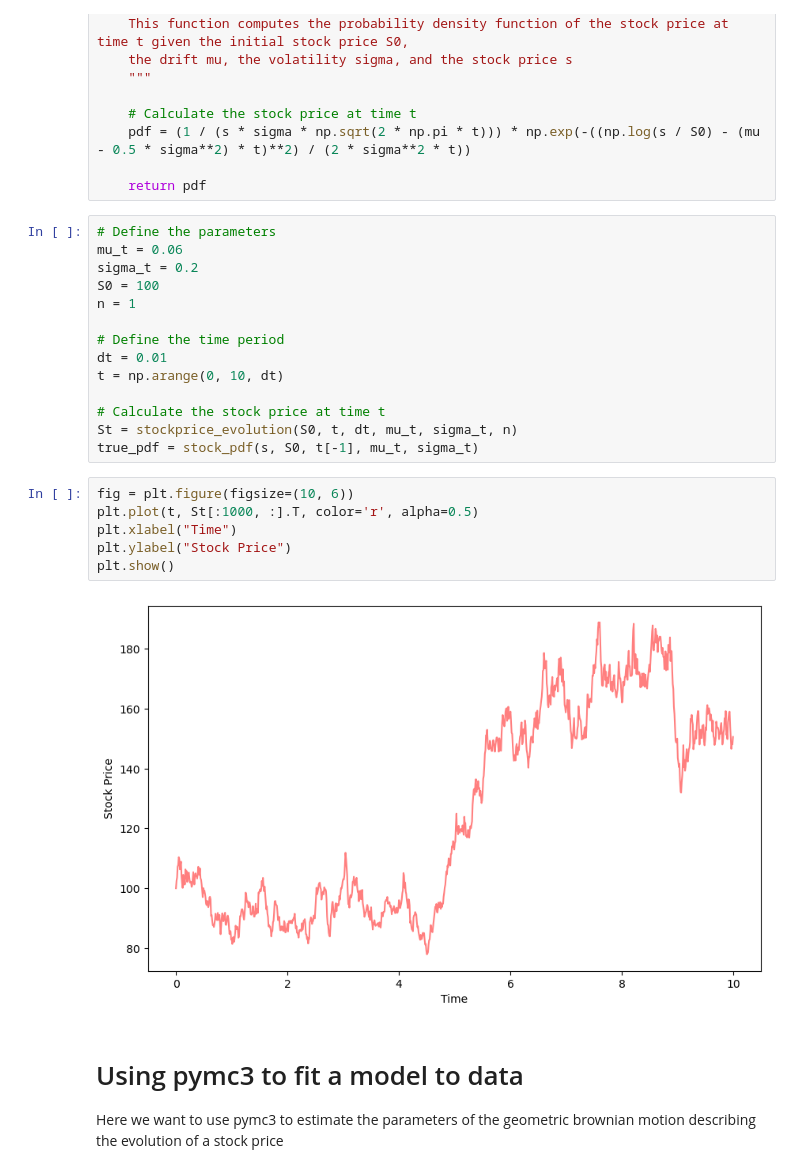
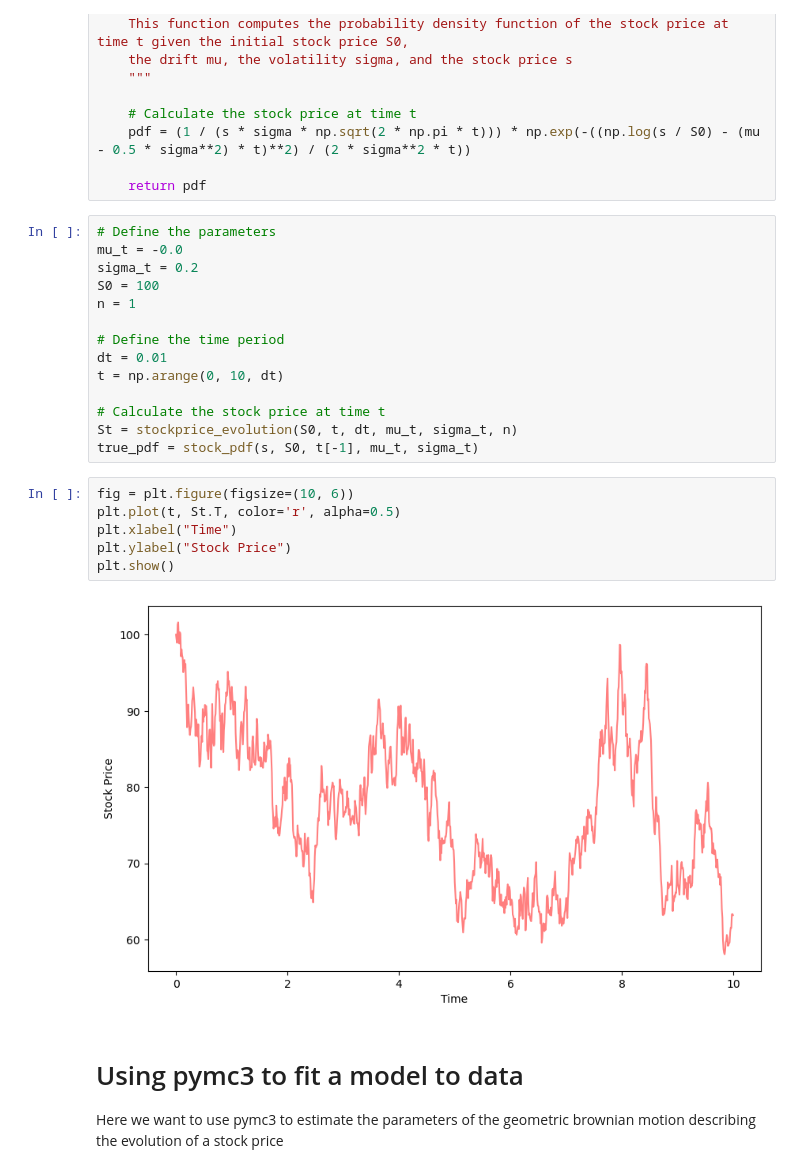
Before and after one commit to mikeal888/Hedging_API, a Jupyter notebook: fitting.ipynb, the cells around one changed output. Cells and saved outputs as stored; diff of their text form.

```diff
--- a/fitting.ipynb
+++ b/fitting.ipynb
@@ -54,7 +54,7 @@ def stock_pdf(s, S0, t, mu, sigma):
     return pdf
 # %%
 # Define the parameters
-mu_t = 0.06
+mu_t = -0.0
 sigma_t = 0.2
 S0 = 100
 n = 1
@@ -68,12 +68,12 @@ St = stockprice_evolution(S0, t, dt, mu_t, sigma_t, n)
 true_pdf = stock_pdf(s, S0, t[-1], mu_t, sigma_t)
 # %%
 fig = plt.figure(figsize=(10, 6))
-plt.plot(t, St[:1000, :].T, color='r', alpha=0.5)
+plt.plot(t, St.T, color='r', alpha=0.5)
 plt.xlabel("Time")
 plt.ylabel("Stock Price")
 plt.show()
 # %% [output]
-[figure, old version]
+[figure, new version]
 # %% [markdown]
 # Using pymc3 to fit a model to data
 
```
Also changed, not shown: parts of 5 cells of this notebook, 2 other files.
